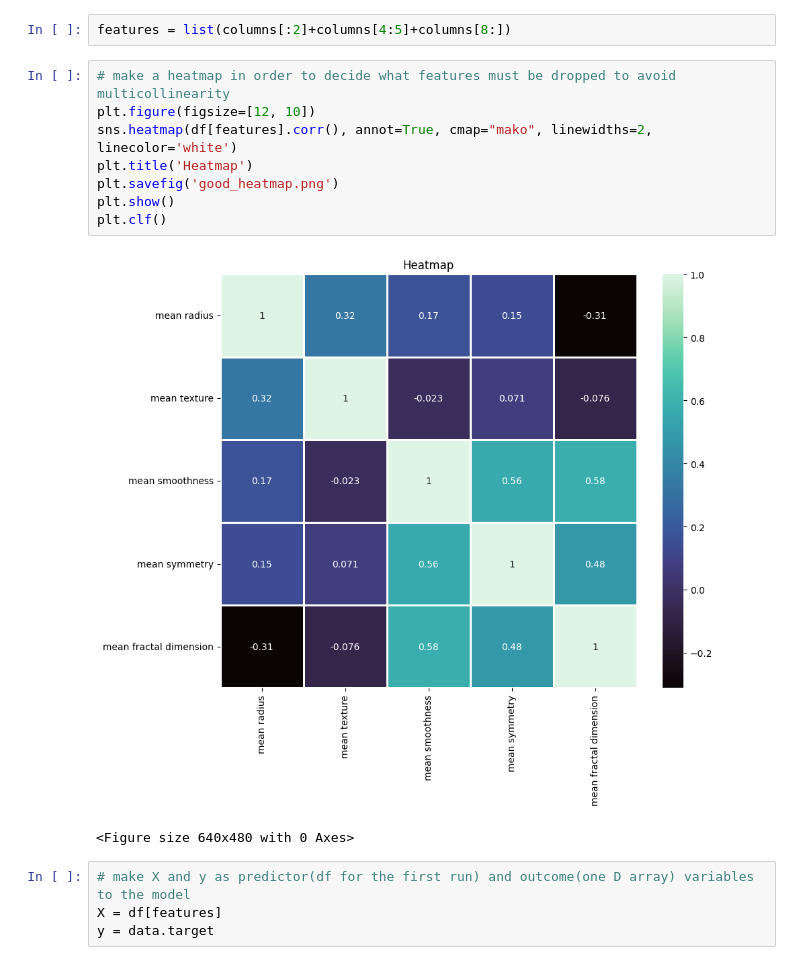
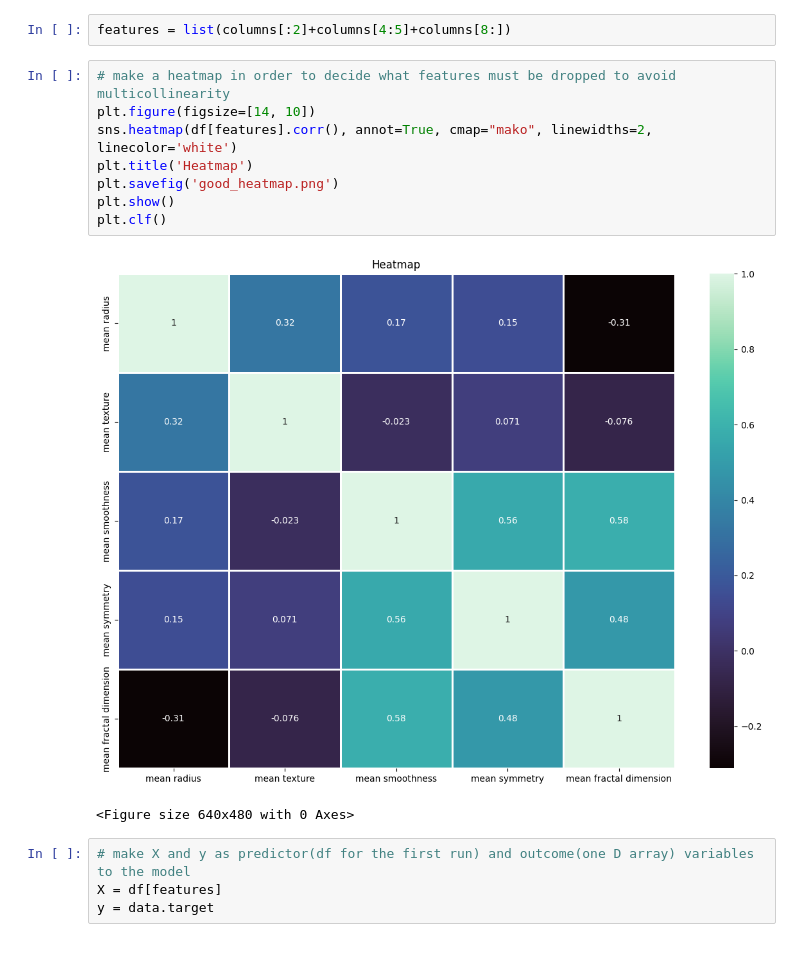
Before and after one commit to LiZoMark841619/Balazs1982, a Jupyter notebook: Playground/Practice_pro/ML/Breast_cancer/script.ipynb, the cells around one changed output. Cells and saved outputs as stored; diff of their text form.

```diff
--- a/Playground/Practice_pro/ML/Breast_cancer/script.ipynb
+++ b/Playground/Practice_pro/ML/Breast_cancer/script.ipynb
@@ -78,14 +78,14 @@ plt.clf()
 features = list(columns[:2]+columns[4:5]+columns[8:])
 # %%
 # make a heatmap in order to decide what features must be dropped to avoid multicollinearity
-plt.figure(figsize=[12, 10])
+plt.figure(figsize=[14, 10])
 sns.heatmap(df[features].corr(), annot=True, cmap="mako", linewidths=2, linecolor='white')
 plt.title('Heatmap')
 plt.savefig('good_heatmap.png')
 plt.show()
 plt.clf()
 # %% [output]
-[figure, old version]
+[figure, new version]
 <Figure size 640x480 with 0 Axes>
 # %%
 # make X and y as predictor(df for the first run) and outcome(one D array) variables to the model
```
Also changed, not shown: parts of 1 cell of this notebook, 1 other file.
